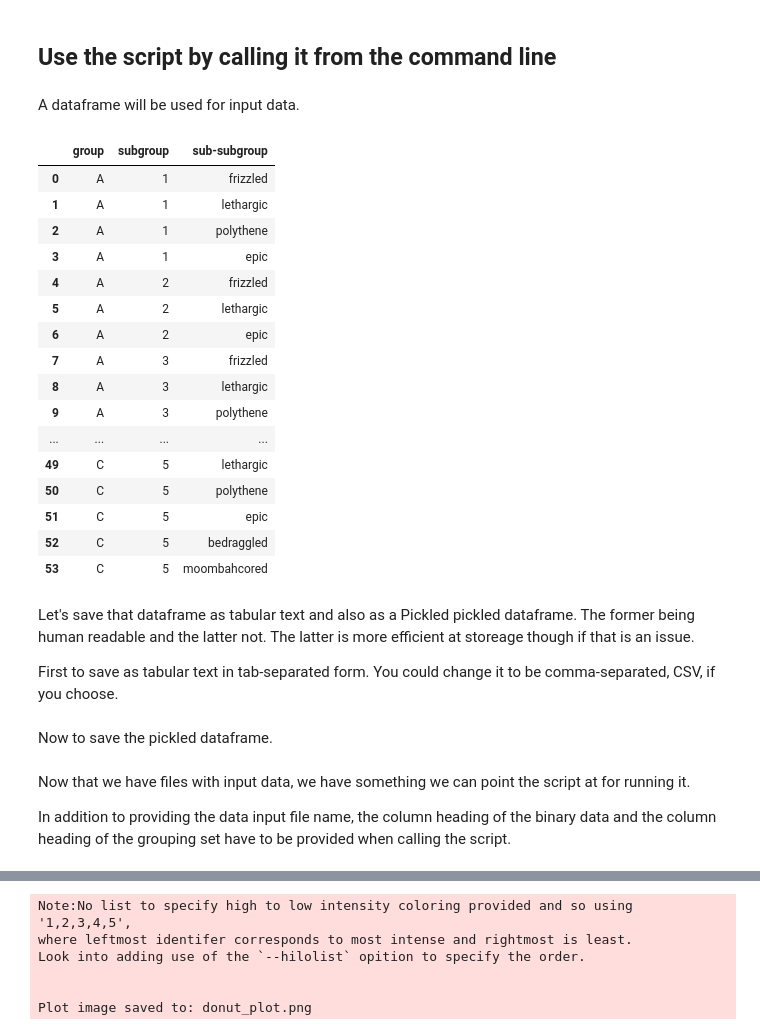
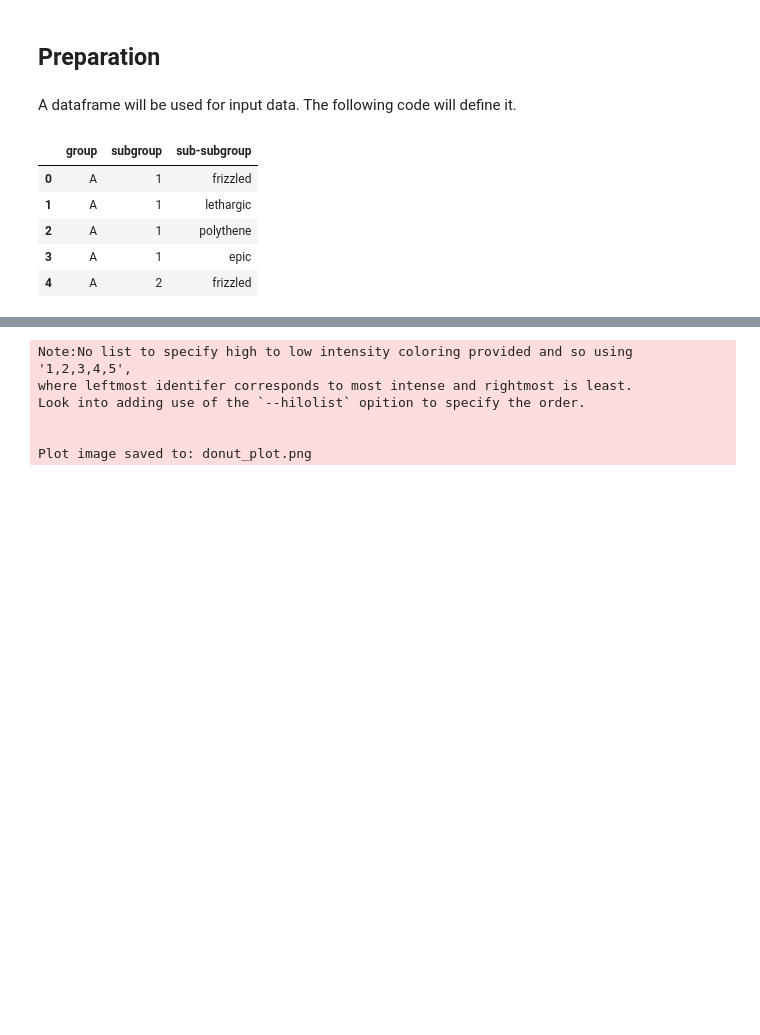
Before and after one commit to fomightez/donut_plots_with_subgroups, a Jupyter notebook: demo_basics_from_df.ipynb, the cells around one changed output, grey strips where cells are left out. Saved outputs shown, nothing was run; the diff lists cells and outputs as text; code cells hidden in the pictures; blank space fills up the shorter version.

```diff
--- a/demo_basics_from_df.ipynb
+++ b/demo_basics_from_df.ipynb
@@ -45,7 +16,7 @@ positional arguments:
-# %% [markdown]
-## Use the script by calling it from the command line
+# %% [markdown]
+## Preparation
 # %% [markdown]
-A dataframe will be used for input data.
+A dataframe will be used for input data. The following code will define it.
 # %%
 import pandas as pd
 obs = [('A', 1, "frizzled"),
@@ -84,46 +55,31 @@ obs = [('A', 1, "frizzled"),
        ('C', 2, "frizzled"),
        ('C', 2, "lethargic"),
        ('C', 2, "polythene"),
        ('C', 2, "epic"),
        ('C', 2, "bedraggled"),
        ('C', 3, "frizzled"),
        ('C', 3, "lethargic"),
        ('C', 3, "polythene"),
        ('C', 3, "epic"),
        ('C', 3, "bedraggled"),
        ('C', 4, "bedraggled"),
        ('C', 4, "frizzled"),
        ('C', 4, "lethargic"),
        ('C', 4, "polythene"),
        ('C', 4, "epic"),
        ('C', 5, "frizzled"),
        ('C', 5, "lethargic"),
        ('C', 5, "polythene"),
        ('C', 5, "epic"),
        ('C', 5, "bedraggled"),
        ('C', 5, "moombahcored")]
 labels = ['group', 'subgroup', 'sub-subgroup']
 df = pd.DataFrame.from_records(obs, columns=labels)
-df
+df.head()
 # %% [output]
 |  | group | subgroup | sub-subgroup |
 | 0 | A | 1 | frizzled |
 | 1 | A | 1 | lethargic |
 | 2 | A | 1 | polythene |
 | 3 | A | 1 | epic |
 | 4 | A | 2 | frizzled |
-| 5 | A | 2 | lethargic |
-| 6 | A | 2 | epic |
-| 7 | A | 3 | frizzled |
-| 8 | A | 3 | lethargic |
-| 9 | A | 3 | polythene |
-| ... | ... | ... | ... |
-| 49 | C | 5 | lethargic |
-| 50 | C | 5 | polythene |
-| 51 | C | 5 | epic |
-| 52 | C | 5 | bedraggled |
-| 53 | C | 5 | moombahcored |
-# %% [markdown]
-Let's save that dataframe as tabular text and also as a Pickled pickled dataframe. The former being human readable and the latter not. The latter is more efficient at storeage though if that is an issue.
-
-First to save as tabular text in tab-separated form. You could change it to be comma-separated, CSV, if you choose.
@@ -132,2 +85,0 @@ df.to_csv('data.tsv', sep='\t',index = False)
-# %% [markdown]
-Now to save the pickled dataframe.
@@ -136,4 +85,0 @@ df.to_pickle("data.pkl")
-# %% [markdown]
-Now that we have files with input data, we have something we can point the script at for running it.
-
-In addition to providing the data input file name, the column heading of the binary data and the column heading of the grouping set have to be provided when calling the script.
```
Also changed, not shown: parts of 8 cells of this notebook.
